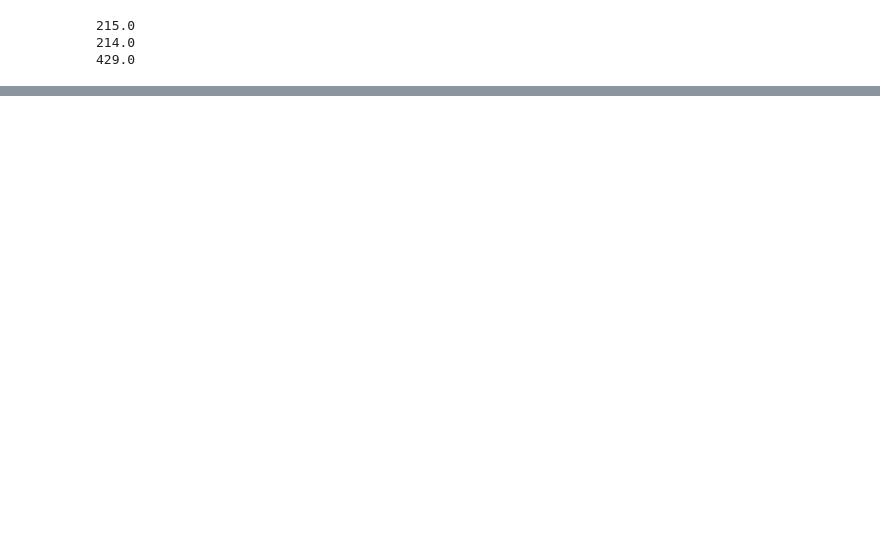
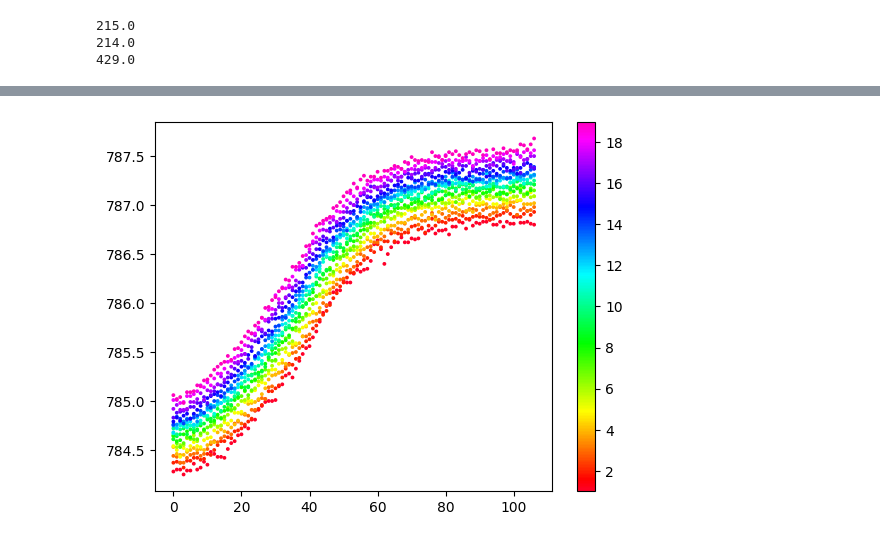
Before and after one commit to valleyquail/WormMQP, a Jupyter notebook: Data/mqp_data.ipynb, the cells around one changed output, grey strips where cells are left out. Saved outputs shown, nothing was run; the diff lists cells and outputs as text; code cells hidden in the pictures; blank space fills up the shorter version.

```diff
--- a/Data/mqp_data.ipynb
+++ b/Data/mqp_data.ipynb
@@ -74,0 +114,7 @@ plt.scatter(df['pos'], df['Data'], c=df.index, s=3, cmap='bwr')
+# %%
+is_falling = 0
+plt.scatter(df['pos'][df['falling'] == is_falling], df['Data'][df['falling'] == is_falling], c=df['cycle'][df['falling'] == is_falling], s=3, cmap='gist_rainbow')
+plt.colorbar()
+plt.show()
+# %% [output]
+[figure, added]
```
Also changed, not shown: parts of 7 cells of this notebook.
